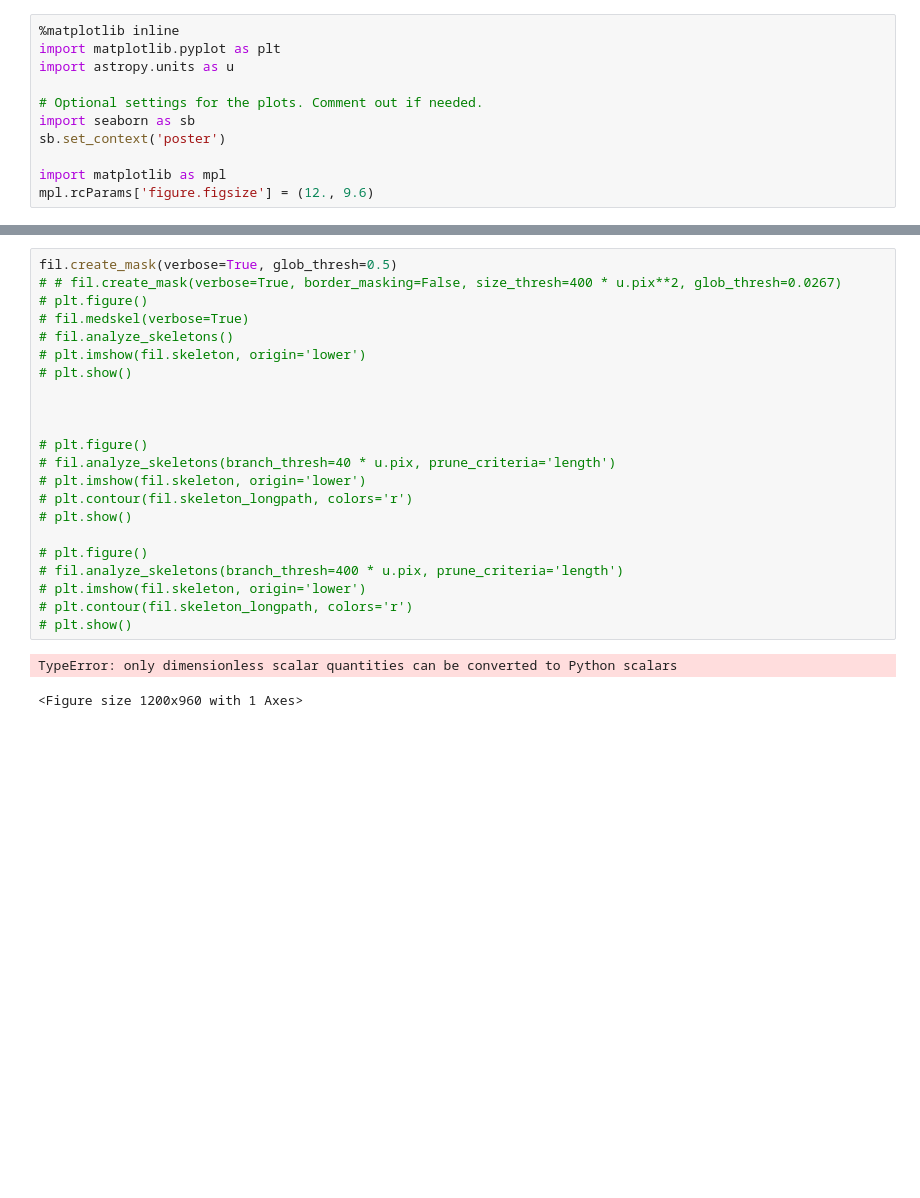
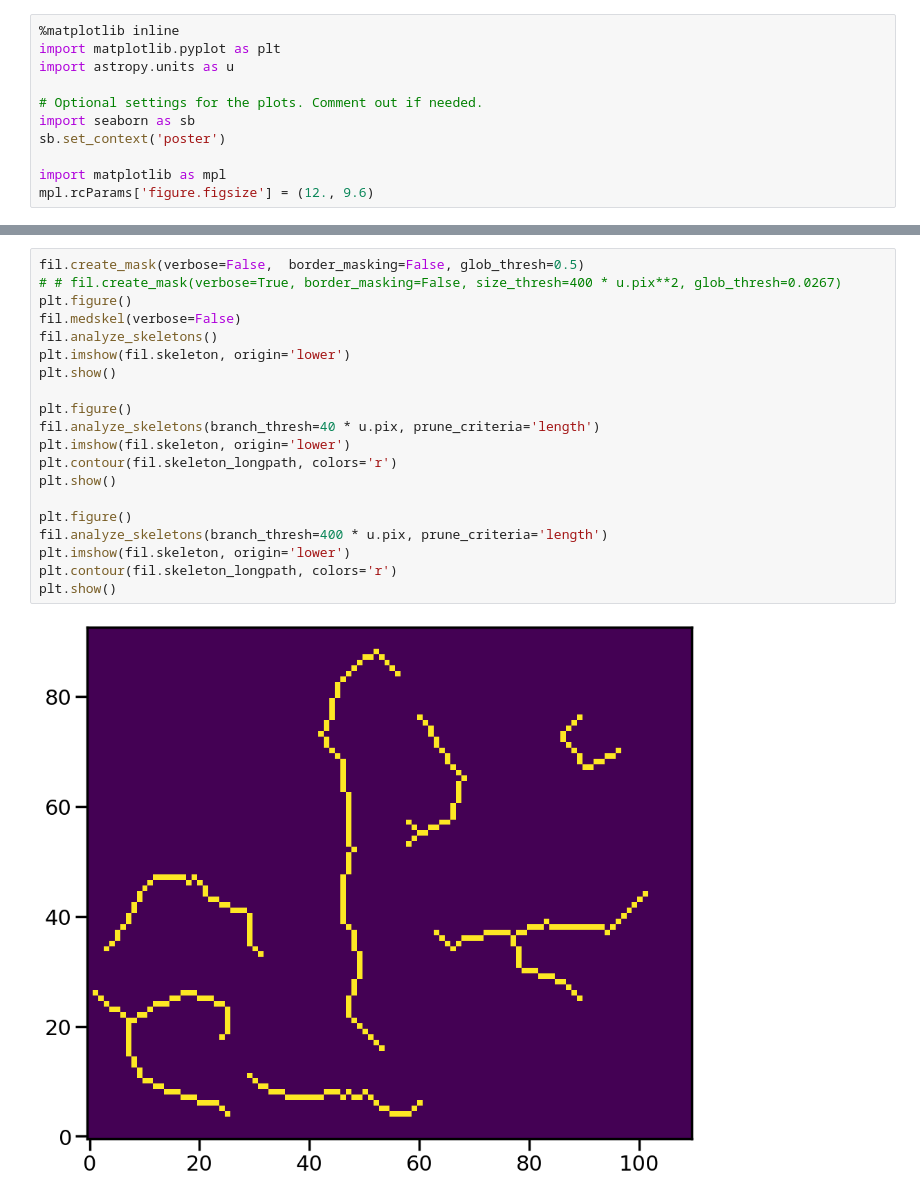
Before and after one commit to Siddharth3-14/Internship-MIT, a Jupyter notebook: filfinder.ipynb, the cells around one changed output, grey strips where cells are left out. Saved outputs shown, nothing was run; the diff lists cells and outputs as text; blank space fills up the shorter version.

```diff
--- a/filfinder.ipynb
+++ b/filfinder.ipynb
@@ -303,25 +268,22 @@ plt.show()
 # %%
-fil.create_mask(verbose=True, glob_thresh=0.5)
+fil.create_mask(verbose=False,  border_masking=False, glob_thresh=0.5)
 # # fil.create_mask(verbose=True, border_masking=False, size_thresh=400 * u.pix**2, glob_thresh=0.0267)
-# plt.figure()
-# fil.medskel(verbose=True)
-# fil.analyze_skeletons()
-# plt.imshow(fil.skeleton, origin='lower')
-# plt.show()
+plt.figure()
+fil.medskel(verbose=False)
+fil.analyze_skeletons()
+plt.imshow(fil.skeleton, origin='lower')
+plt.show()
 
+plt.figure()
+fil.analyze_skeletons(branch_thresh=40 * u.pix, prune_criteria='length')
+plt.imshow(fil.skeleton, origin='lower')
+plt.contour(fil.skeleton_longpath, colors='r')
+plt.show()
 
-
-# plt.figure()
-# fil.analyze_skeletons(branch_thresh=40 * u.pix, prune_criteria='length')
-# plt.imshow(fil.skeleton, origin='lower')
-# plt.contour(fil.skeleton_longpath, colors='r')
-# plt.show()
-
-# plt.figure()
-# fil.analyze_skeletons(branch_thresh=400 * u.pix, prune_criteria='length')
-# plt.imshow(fil.skeleton, origin='lower')
-# plt.contour(fil.skeleton_longpath, colors='r')
-# plt.show()
+plt.figure()
+fil.analyze_skeletons(branch_thresh=400 * u.pix, prune_criteria='length')
+plt.imshow(fil.skeleton, origin='lower')
+plt.contour(fil.skeleton_longpath, colors='r')
+plt.show()
 # %% [output]
-TypeError: only dimensionless scalar quantities can be converted to Python scalars
-<Figure size 1200x960 with 1 Axes>
+[figure, added]
```
Also changed, not shown: parts of 7 cells of this notebook, 1 other file.
